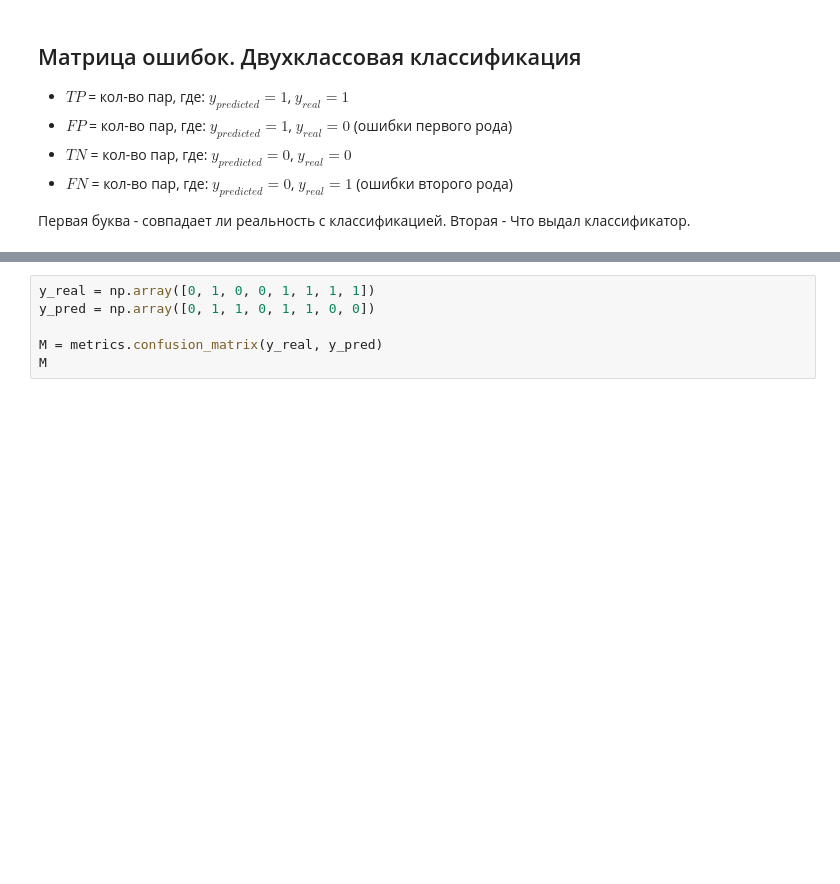
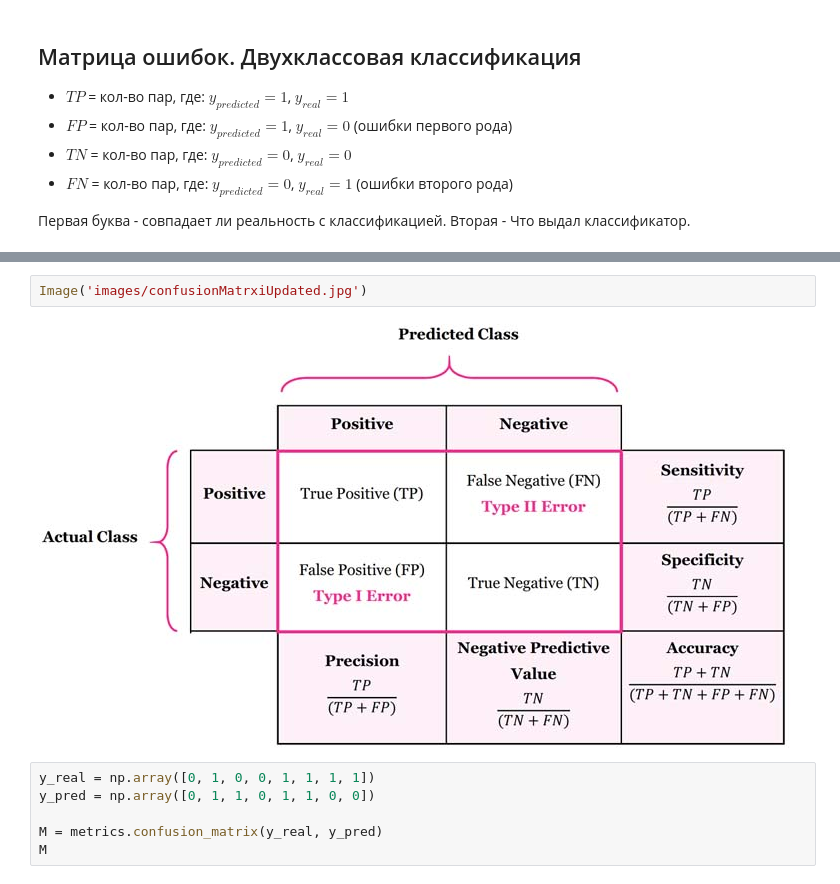
Before and after one commit to samstikhin/ml2021, a Jupyter notebook: 04-Features/Metrics.ipynb, the cells around one changed output, grey strips where cells are left out. Saved outputs shown, nothing was run; the diff lists cells and outputs as text; blank space fills up the shorter version.

```diff
--- a/04-Features/Metrics.ipynb
+++ b/04-Features/Metrics.ipynb
@@ -32,3 +30,7 @@ $$a(x) = argmin_{a \in \mathbb{A}}Q(a, X_{train}, y_{train})$$
+# %%
+Image('images/confusionMatrxiUpdated.jpg')
+# %% [output]
+[figure, added]
 # %%
 y_real = np.array([0, 1, 0, 0, 1, 1, 1, 1])
 y_pred = np.array([0, 1, 1, 0, 1, 1, 0, 0])
```
Also changed, not shown: parts of 3 cells of this notebook, 4 other files.
